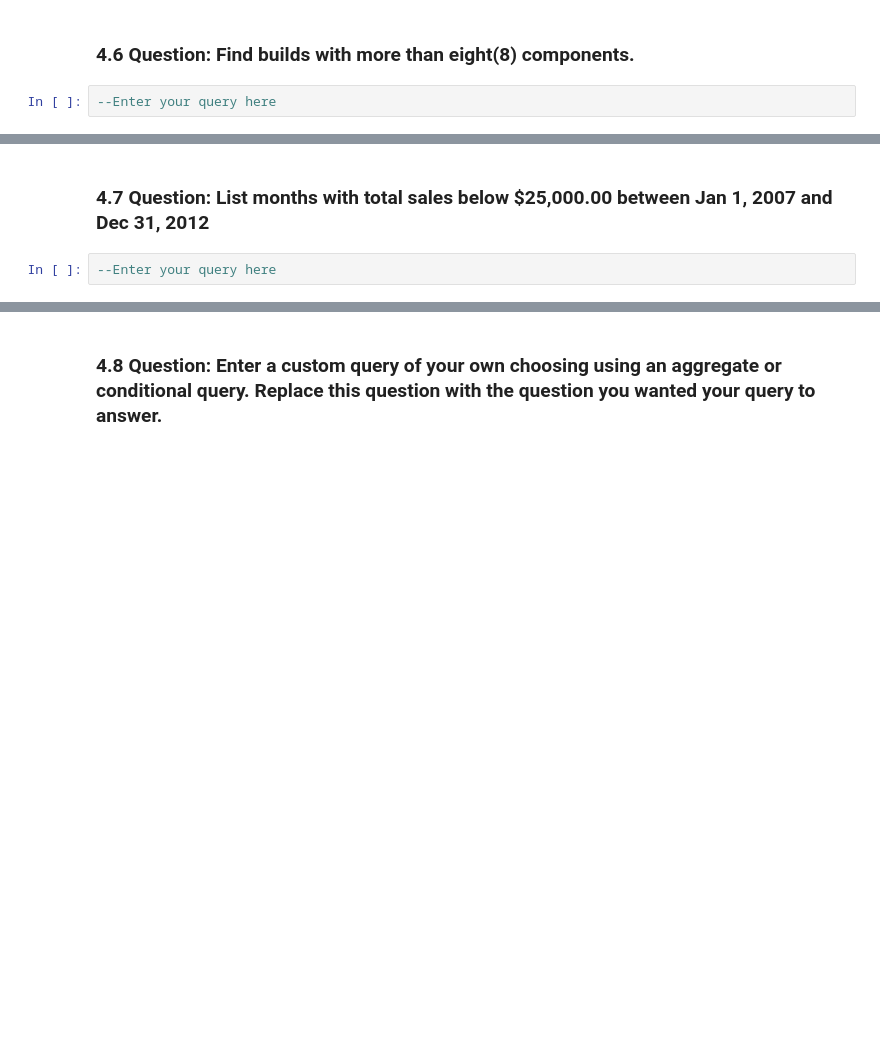
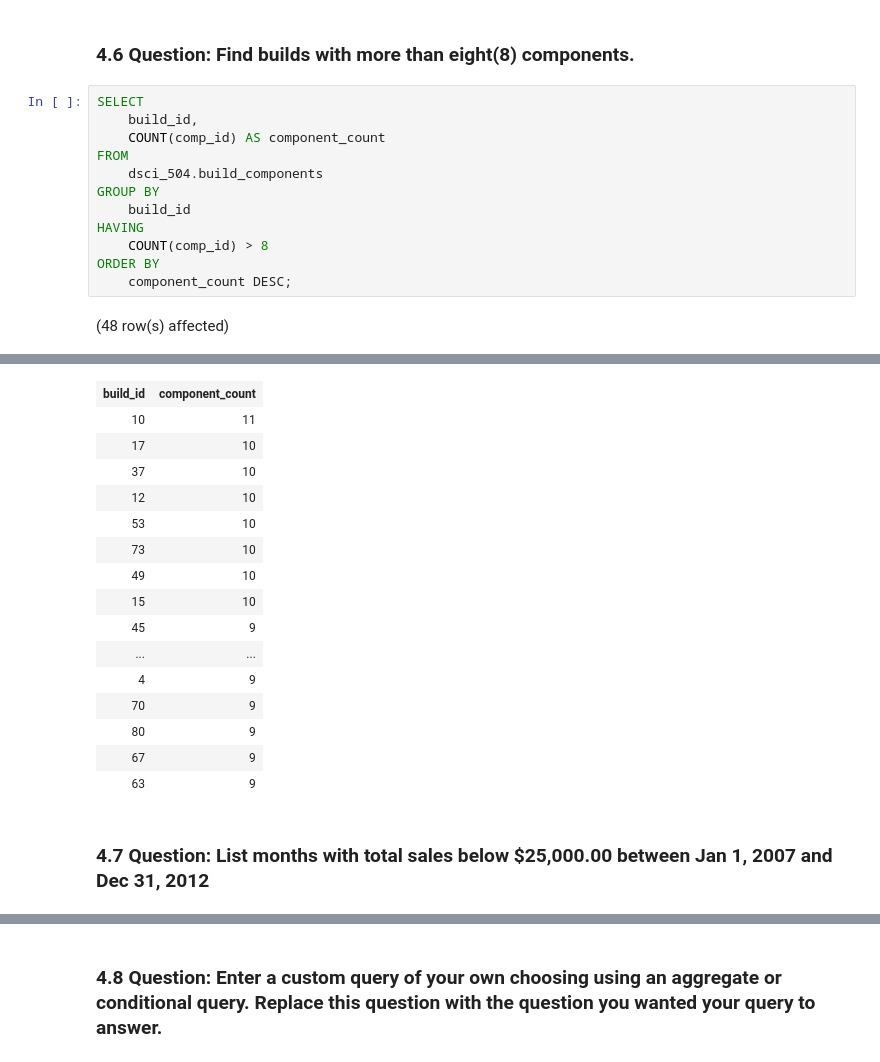
Before and after one commit to shkungulio/Maryville, a Jupyter notebook: DSCI-504/Assignment/Week4/DSCI504_Wk4_Assignment.ipynb, the cells around one changed output, grey strips where cells are left out. Drawn from its saved outputs; the diff is of its cells as text; blank space fills up the shorter version.

```diff
--- a/DSCI-504/Assignment/Week4/DSCI504_Wk4_Assignment.ipynb
+++ b/DSCI-504/Assignment/Week4/DSCI504_Wk4_Assignment.ipynb
@@ -86,4 +159,16 @@ Total execution time: 00:00:00.019
 # %% [markdown]
 ### 4.6 Question: Find builds with more than eight(8) components.
-# %%
---Enter your query here
+# %%
+SELECT
+    build_id,
+    COUNT(comp_id) AS component_count
+FROM
+    dsci_504.build_components
+GROUP BY
+    build_id
+HAVING
+    COUNT(comp_id) > 8
+ORDER BY
+    component_count DESC;
+# %% [output]
+(48 row(s) affected)
@@ -90,4 +176,18 @@ Total execution time: 00:00:00.019
+| build_id | component_count |
+| 10 | 11 |
+| 17 | 10 |
+| 37 | 10 |
+| 12 | 10 |
+| 53 | 10 |
+| 73 | 10 |
+| 49 | 10 |
+| 15 | 10 |
+| 45 | 9 |
+| ... | ... |
+| 4 | 9 |
+| 70 | 9 |
+| 80 | 9 |
+| 67 | 9 |
+| 63 | 9 |
 # %% [markdown]
 ### 4.7 Question: List months with total sales below $25,000.00 between Jan 1, 2007 and Dec 31, 2012
-# %%
---Enter your query here
```
Also changed, not shown: parts of 10 cells of this notebook.
